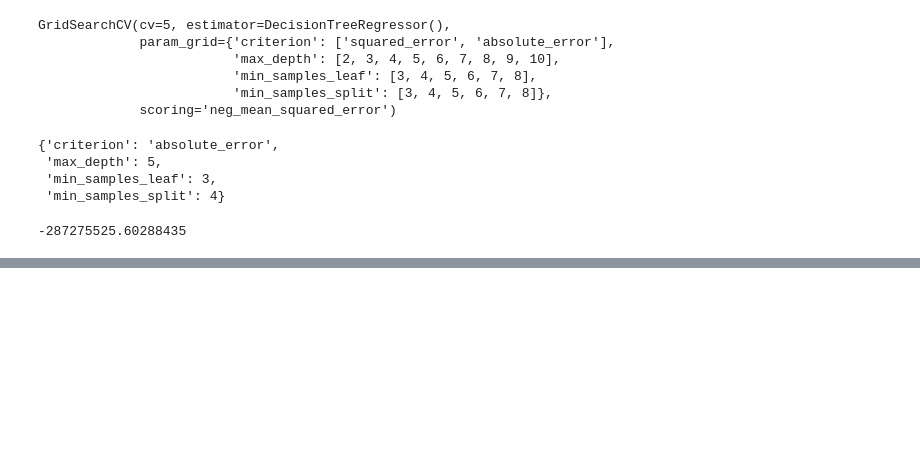
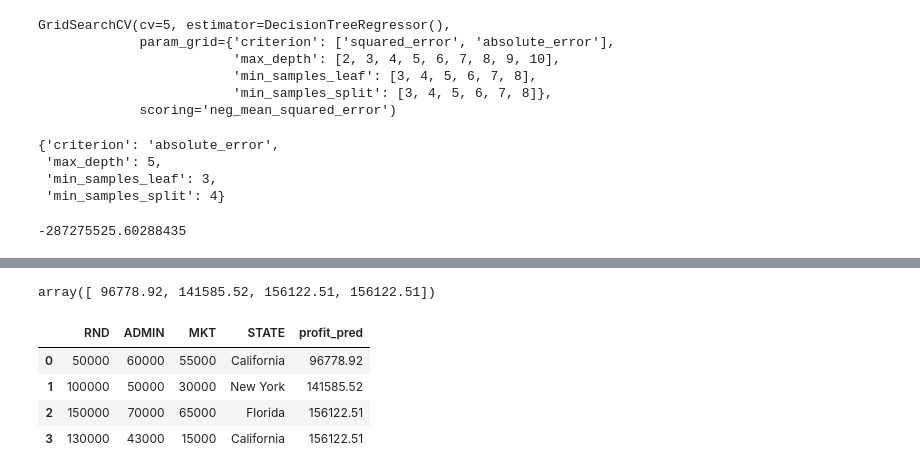
Before and after one commit to pradhumnshinde/Machine-learning-01, a Jupyter notebook: Decision_Tree_Regression/DTR.ipynb, the cells around one changed output, grey strips where cells are left out. Cells and saved outputs as stored; diff of their text form; code cells hidden in the pictures; blank space fills up the shorter version.

```diff
--- a/Decision_Tree_Regression/DTR.ipynb
+++ b/Decision_Tree_Regression/DTR.ipynb
@@ -232,0 +281,3 @@ gscv.best_score_
+# %%
+xnew = pd.read_csv('outsample.csv')
+xnew
@@ -232,0 +290,2 @@ gscv.best_score_
+# %%
+xnew_pre = pre.transform(xnew)
@@ -232,0 +303,15 @@ gscv.best_score_
+# %%
+preds = best_dtr.predict(xnew_pre)
+preds
+# %% [output]
+array([ 96778.92, 141585.52, 156122.51, 156122.51])
+# %%
+xnew['profit_pred']=preds
+# %%
+xnew
+# %% [output]
+|  | RND | ADMIN | MKT | STATE | profit_pred |
+| 0 | 50000 | 60000 | 55000 | California | 96778.92 |
+| 1 | 100000 | 50000 | 30000 | New York | 141585.52 |
+| 2 | 150000 | 70000 | 65000 | Florida | 156122.51 |
+| 3 | 130000 | 43000 | 15000 | California | 156122.51 |
```
Also changed, not shown: parts of 14 cells of this notebook.
